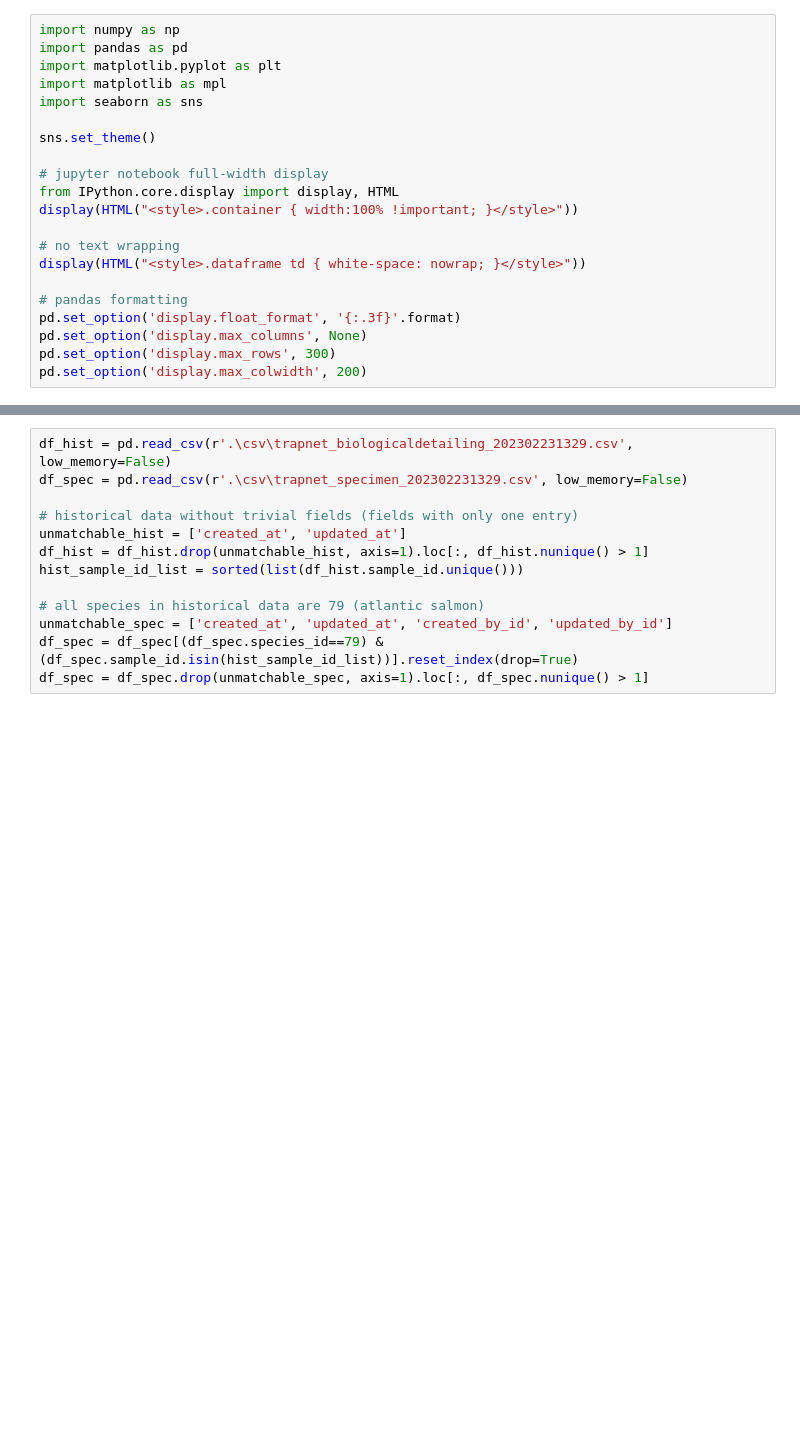
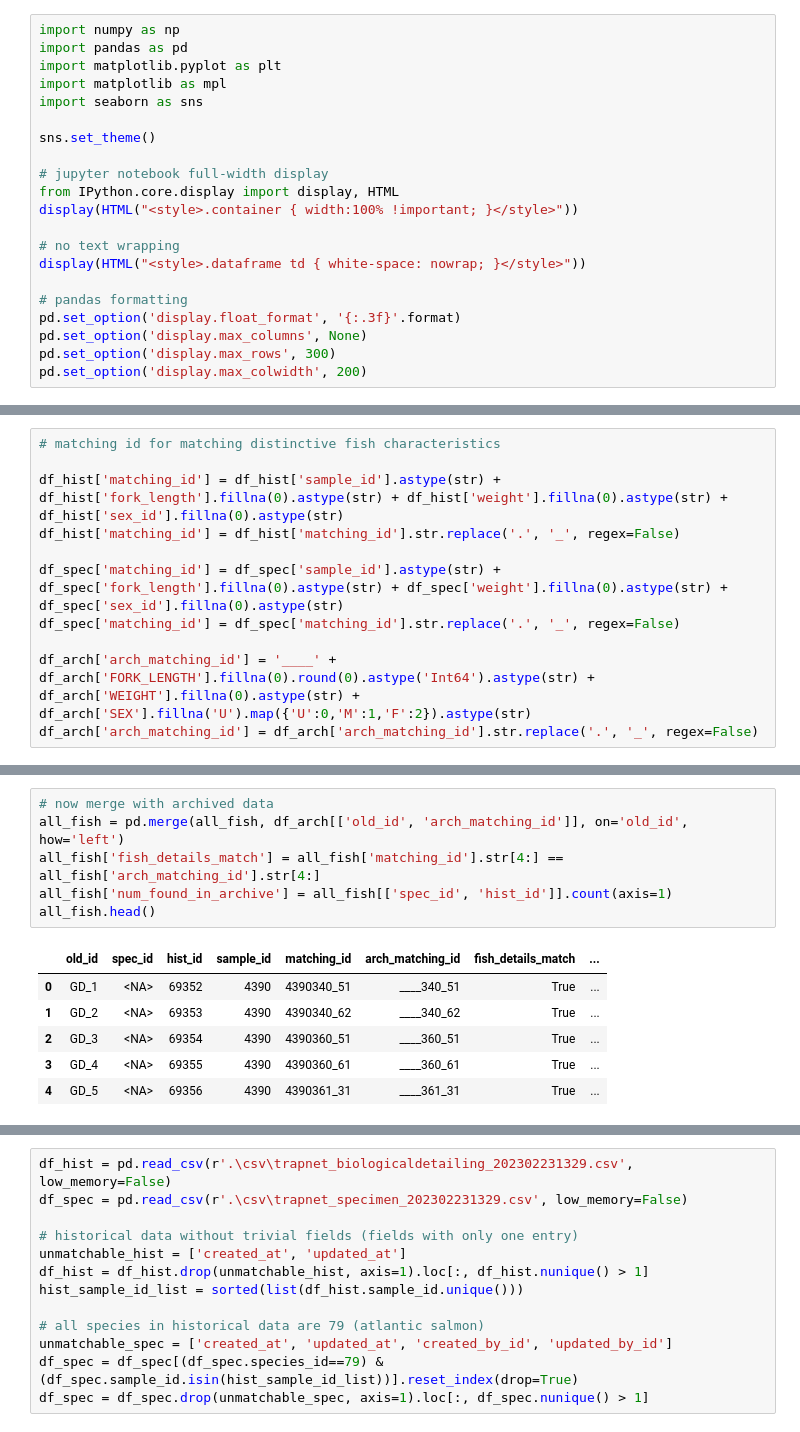
Before and after one commit to dfo-gulf-science/TrapNet-EDA, a Jupyter notebook: Trapnet Historical Data.ipynb, the cells around one changed output, grey strips where cells are left out. Saved outputs shown, nothing was run; the diff lists cells and outputs as text; blank space fills up the shorter version.

```diff
--- a/Trapnet Historical Data.ipynb
+++ b/Trapnet Historical Data.ipynb
@@ -21,0 +47,11 @@ pd.set_option('display.max_colwidth', 200)
+# %%
+# matching id for matching distinctive fish characteristics
+
+df_hist['matching_id'] = df_hist['sample_id'].astype(str) + df_hist['fork_length'].fillna(0).astype(str) + df_hist['weight'].fillna(0).astype(str) + df_hist['sex_id'].fillna(0).astype(str)
+df_hist['matching_id'] = df_hist['matching_id'].str.replace('.', '_', regex=False)
+
+df_spec['matching_id'] = df_spec['sample_id'].astype(str) + df_spec['fork_length'].fillna(0).astype(str) + df_spec['weight'].fillna(0).astype(str) + df_spec['sex_id'].fillna(0).astype(str)
+df_spec['matching_id'] = df_spec['matching_id'].str.replace('.', '_', regex=False)
+
+df_arch['arch_matching_id'] = '____' + df_arch['FORK_LENGTH'].fillna(0).round(0).astype('Int64').astype(str) + df_arch['WEIGHT'].fillna(0).astype(str) + df_arch['SEX'].fillna('U').map({'U':0,'M':1,'F':2}).astype(str)
+df_arch['arch_matching_id'] = df_arch['arch_matching_id'].str.replace('.', '_', regex=False)
@@ -21,0 +72,13 @@ pd.set_option('display.max_colwidth', 200)
+# %%
+# now merge with archived data
+all_fish = pd.merge(all_fish, df_arch[['old_id', 'arch_matching_id']], on='old_id', how='left')
+all_fish['fish_details_match'] = all_fish['matching_id'].str[4:] == all_fish['arch_matching_id'].str[4:]
+all_fish['num_found_in_archive'] = all_fish[['spec_id', 'hist_id']].count(axis=1)
+all_fish.head()
+# %% [output]
+|  | old_id | spec_id | hist_id | sample_id | matching_id | arch_matching_id | fish_details_match | ... |
+| 0 | GD_1 | <NA> | 69352 | 4390 | 4390340_51 | ____340_51 | True | ... |
+| 1 | GD_2 | <NA> | 69353 | 4390 | 4390340_62 | ____340_62 | True | ... |
+| 2 | GD_3 | <NA> | 69354 | 4390 | 4390360_51 | ____360_51 | True | ... |
+| 3 | GD_4 | <NA> | 69355 | 4390 | 4390360_61 | ____360_61 | True | ... |
+| 4 | GD_5 | <NA> | 69356 | 4390 | 4390361_31 | ____361_31 | True | ... |
```
Also changed, not shown: parts of 52 cells of this notebook.
